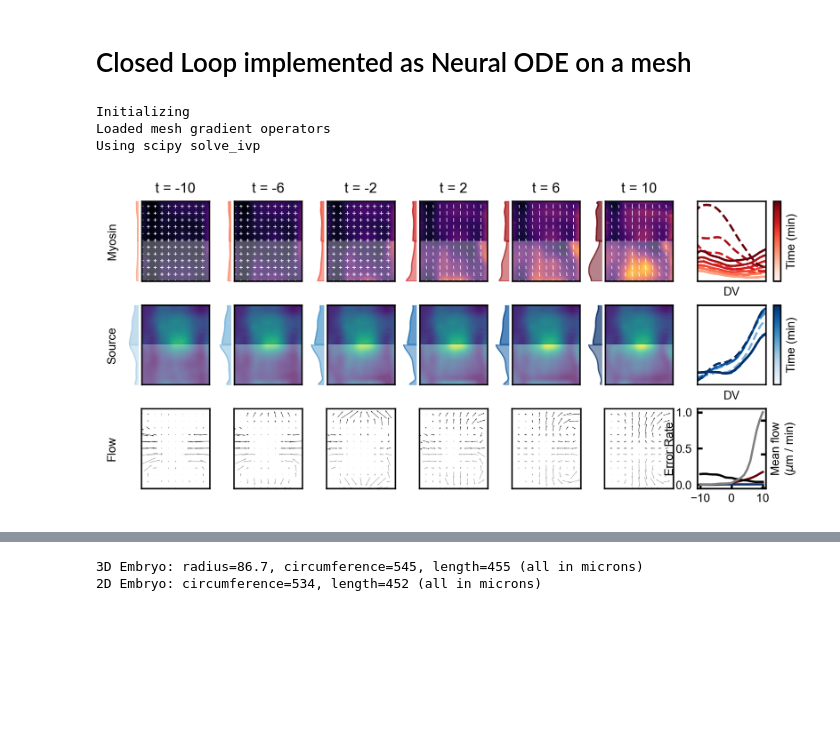
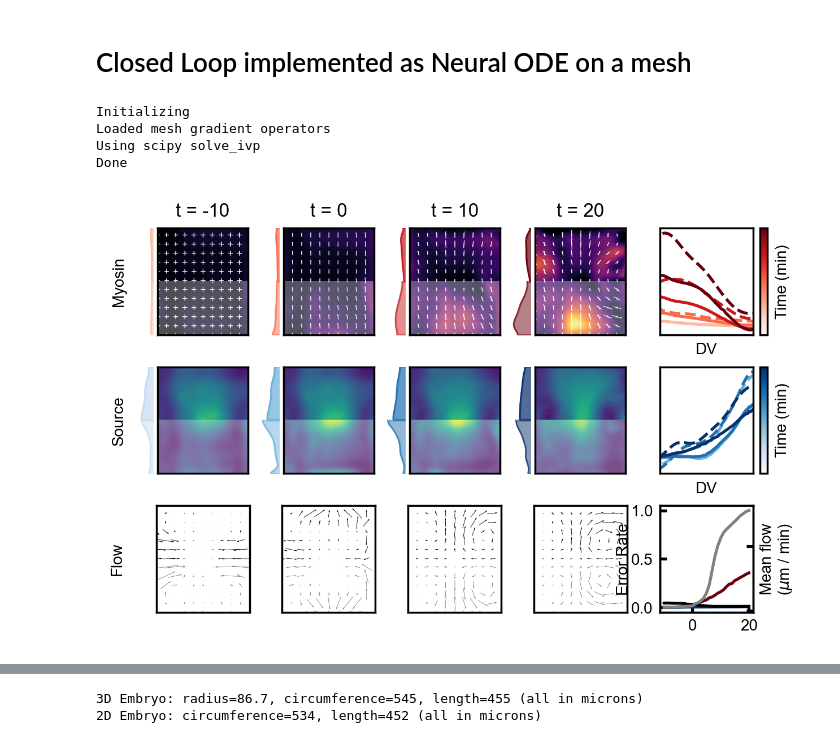
Before and after one commit to jcolen/drosophila_morphogenesis, a Jupyter notebook: ClosedLoop_Mesh.ipynb, the cells around one changed output, grey strips where cells are left out. Cells and saved outputs as stored; diff of their text form; code cells hidden in the pictures; blank space fills up the shorter version.

Commit message:
Closed loop on mesh - added smoothing and slight cropping of distorted poles, works better

```diff
--- a/ClosedLoop_Mesh.ipynb
+++ b/ClosedLoop_Mesh.ipynb
@@ -23,6 +23,7 @@ warnings.filterwarnings('ignore')
 from fenics import FiniteElement, VectorElement
 
 from scipy import sparse
+from scipy.interpolate import interp1d
 from scipy.integrate import solve_ivp
 from torchdiffeq import odeint
 
@@ -65,6 +66,7 @@ class MeshGradient(BaseEstimator, TransformerMixin, torch.nn.Module):
     def __init__(self, mesh=embryo_mesh):
         torch.nn.Module.__init__(self)
         self.mesh = mesh
+        self.pixel_scale = 0.2619
 
     def fit(self, X, y0=None):
         try:
@@ -133,6 +135,8 @@ class MeshGradient(BaseEstimator, TransformerMixin, torch.nn.Module):
         elif n_components == 4:
             grad = self.grad_tensor(X)
 
+        grad = grad / self.pixel_scale
+
         return grad
 
     def forward(self, X):
@@ -154,16 +158,19 @@ class ClosedLoopMesh(ClosedFlyLoop):
         - [x] Velocity model pushes tangent space flow to the 3D embryo
     '''
     def __init__(self,
+                 mesh=embryo_mesh,
                  v_model=None,
-                 mesh=embryo_mesh):
-        torch.nn.Module.__init__(self)
-
+                 v_thresh=0,
+                 sigma=3,
+                 dv_mode='circular',
+                 ap_mode='replicate'):
+        super().__init__(v_model, v_thresh, sigma, dv_mode, ap_mode)
         self.mesh = mesh
-        self.v_model = v_model
 
     def fit(self, X, y0=None):
         self.inputs = MeshInputProcessor(self.mesh).fit(X)
         self.gradient = MeshGradient(self.mesh).fit(X)
+        self.smoother = EmbryoSmoother(sigma=self.sigma, dv_mode=self.dv_mode, ap_mode=self.ap_mode).fit(X)
 
         gamma_dv = np.zeros([2, 2, *self.inputs.data_shape_])
         gamma_dv[1, 0, ...] = 1.
@@ -182,15 +189,6 @@ class ClosedLoopMesh(ClosedFlyLoop):
     def get_velocity(self, t, y):
         v = self.v_model(t, y)
         return v
-
-    def rhs(self, m, s, v, E):
-        trm = self.einsum_('kkv->v', m)
-
-        rhs  = -(0.066 - 0.061 * s) * m
-        rhs +=  (0.489 + 0.318 * s) * m * self.einsum_('kkv->v', E)
-        rhs +=  (0.564 - 0.393 * s) * trm * m
-        rhs +=  (0.047 - 0.037 * s) * trm * self.gamma_dv_
-        return rhs
 
     def forward(self, t, y):
         m, s = self.inputs.transform(y)
@@ -221,16 +219,44 @@ class ClosedLoopMesh(ClosedFlyLoop):
         mdot = -lhs + rhs
 
         #Project back to tangent space
+        mdot = push_to_tangent_space(mdot, grid=False).reshape([2, 2, -1])
         sdot = push_to_tangent_space(sdot, grid=False)
-        mdot = push_to_tangent_space(mdot, grid=False)
+
+        #Postprocess
+        mdot = self.postprocess(mdot)
+        sdot = self.postprocess(sdot)
 
         ydot = self.inputs.inverse_transform(mdot, sdot)
         return ydot
 
+    def postprocess(self, f, nDV=54, nAP=46, dv_cut=3, ap_cut=2):
+        c = f.shape[:-1]
+        f = interpolate_mesh_vertices_to_grid(f, nDV=nDV, nAP=nAP)
+
+        #Smooth
+        f = self.smoother.transform(f)
+
+        f = f.reshape([*c, nDV, nAP])
+        f = interpolate_grid_to_mesh_vertices(f[..., dv_cut:-dv_cut, ap_cut:-ap_cut]) #Cut off poles
+        return f
+
+    def rhs(self, m, s, v, E):
+        trm = self.einsum_('kkv->v', m)
+        trE = self.einsum_('kkv->v', E)
+
+        #rhs  = -(0.066 - 0.061 * s) * m
+        rhs  = -(0.066 - 0.061 * s.mean()) * m
+        #rhs +=  (0.489 + 0.318 * s) * m * self.einsum_('kkv->v', E)
+        rhs +=  (0.800 + 0.318 * s.mean()) * m * trE
+        rhs +=  (0.564 - 0.393 * s) * trm * m
+        rhs +=  (0.047 - 0.037 * s) * trm * self.gamma_dv_
+        return rhs
+
+
 #Collect initial conditions - m, c, v, and time
 with h5py.File('Public/myosin_dynamics_fitting.h5', 'r') as h5f:
     data = h5f['ensemble']
-    tmin, tmax = -10, 10
+    tmin, tmax = -10, 20
 
     t = data['fields/v'].attrs['t']
     t_mask = np.logical_and(t >= tmin, t <= tmax)
@@ -239,37 +265,39 @@ with h5py.File('Public/myosin_dynamics_fitting.h5', 'r') as h5f:
     v0 = data['fields/v'][t_mask, ...][()]
     t0 = t[t_mask, ...][()]
 
 #Using a flow field interpolator in the loop instead of a neural network
 
 v_verts = np.stack([
-    interpolate_grid_to_mesh_vertices(v0[i, ..., 20:-20]) for i in range(len(v0))
+    interpolate_grid_to_mesh_vertices(v0[i, ..., 10:-10]) for i in range(len(v0))
 ])
 v_int = interp1d(t0,
                  v_verts,
                  axis=0, fill_value='extrapolate')
 v_model = lambda t, y: v_int(t)
 
 y0 = np.concatenate([
-    interpolate_grid_to_mesh_vertices(m0[0]).reshape([4, 1797]),
-    interpolate_grid_to_mesh_vertices(s0[0]).reshape([1, 1797]),
+    interpolate_grid_to_mesh_vertices(m0[0, ..., 10:-10]).reshape([4, 1797]),
+    interpolate_grid_to_mesh_vertices(s0[0, ..., 10:-10]).reshape([1, 1797]),
 ])
 
 
-model = ClosedLoopMesh(v_model)
+model = ClosedLoopMesh(v_model=v_model, sigma=1)
 m, s, v = model.integrate(y0, t0)
+print('Done')
 
 m = np.stack([interpolate_mesh_vertices_to_grid(m[i]) for i in range(len(m))])
 s = np.stack([interpolate_mesh_vertices_to_grid(s[i]) for i in range(len(s))])
 v = np.stack([interpolate_mesh_vertices_to_grid(v[i]) for i in range(len(v))])
 
-#sqh_vel_plot(m, v, t0, dt=1)
+#sqh_vel_plot(m, v, t0, dt=5)
 comparison_plot(t0,
                 ('Myosin', m, m0),
                 ('Source', s, s0),
                 ('Flow', v, v0),
-                dt=4)
+                dt=10)
 # %% [output]
 Initializing
 Loaded mesh gradient operators
 Using scipy solve_ivp
+Done
-[figure, old version]
+[figure, new version]
```
Also changed, not shown: parts of 3 cells of this notebook, 6 other files.
